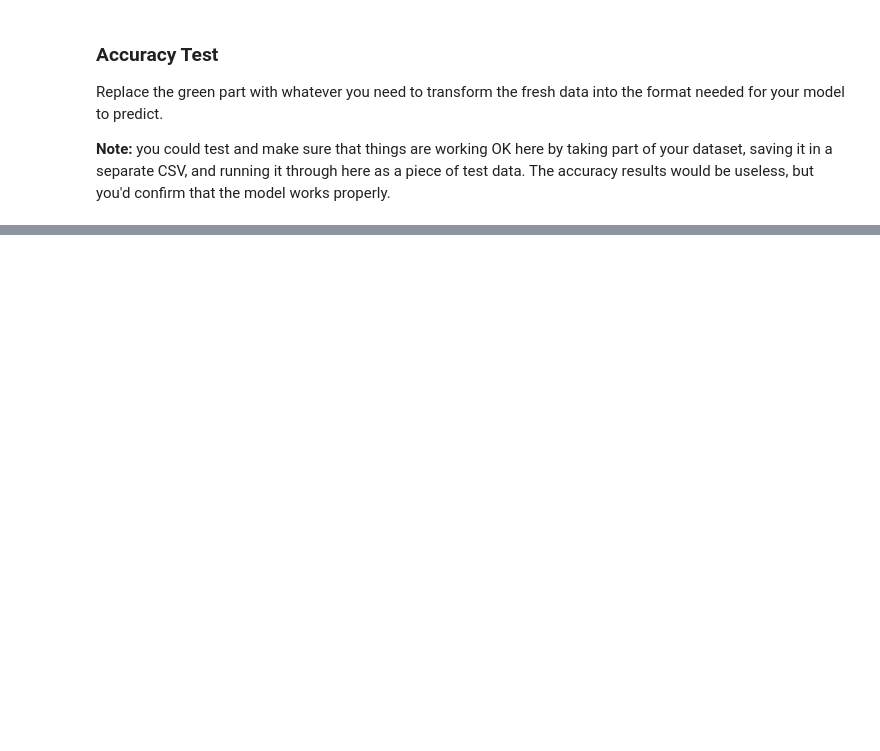
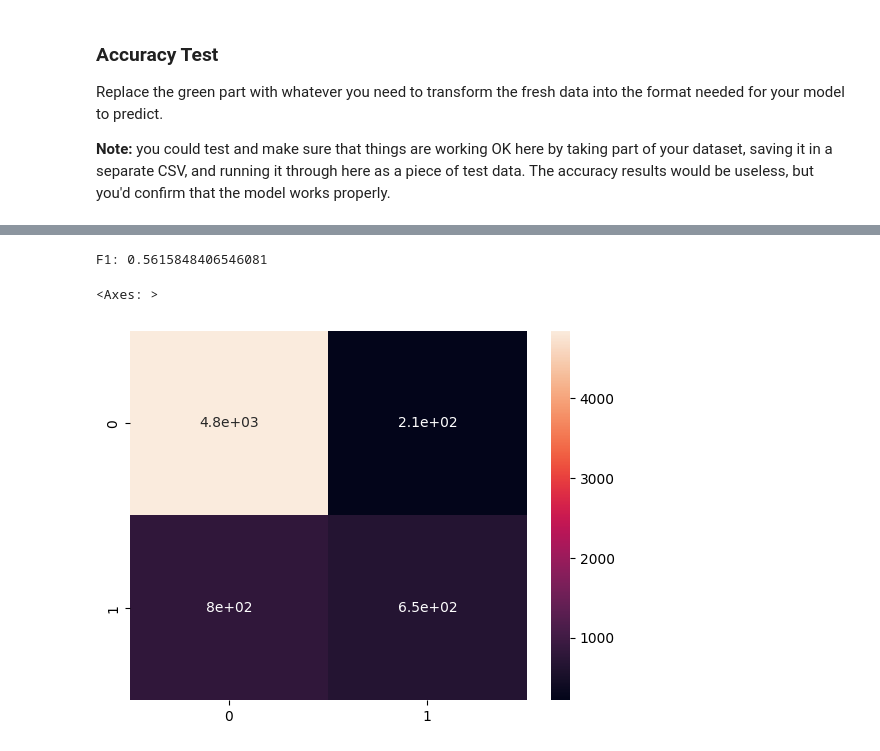
Before and after one commit to adnanmoe35/BSIP_Quiz3_Students, a Jupyter notebook: START_Asn_4.ipynb, the cells around one changed output, grey strips where cells are left out. Drawn from its saved outputs; the diff is of its cells as text; code cells hidden in the pictures; blank space fills up the shorter version.

```diff
--- a/START_Asn_4.ipynb
+++ b/START_Asn_4.ipynb
@@ -73,2 +111,0 @@ import seaborn as sns
-# %%
-model = lr
@@ -112,0 +112,52 @@ NameError: name 'model' is not defined
+# %%
+d_test = pd.read_csv("test copy.csv")
+
+# --- Start of Preprocessing for X_test ---
+# 1. Drop 'Unnamed: 0' if it exists in the test data, similar to training data
+X_test = d_test.drop(columns=["Unnamed: 0"], errors="ignore")
+
+# Separate features and target from the preprocessed test data
+ytest = X_test["loan_status"].values
+X_test = X_test.drop(columns=["loan_status"])
+
+# Identify numerical and categorical columns in X_test
+# These should ideally be derived from the training data to ensure consistency,
+# but for simplicity, we'll assume they are the same in the test set.
+
+numerical_cols_test = X_test.select_dtypes(include=['number']).columns
+
+# put missing numerical values in X_test using the medians of their respective columns from the test set.
+# For proper deployment, medians from the training data should be used to avoid data leakage.
+X_test[numerical_cols_test] = X_test[numerical_cols_test].fillna(X_test[numerical_cols_test].median())
+
+# One-hot encode categorical columns in X_test
+X_test = pd.get_dummies(X_test, drop_first=True)
+
+# Align columns with the training data columns
+# This is crucial for models that expect a fixed set of features.
+# The model's `feature_names_in_` attribute stores the column names it was trained on.
+train_cols = model.feature_names_in_
+
+# Add missing columns to X_test (filled with 0)
+missing_cols = set(train_cols) - set(X_test.columns)
+for c in missing_cols:
+    X_test[c] = 0
+
+# Drop columns from X_test that were not in training data
+extra_cols = set(X_test.columns) - set(train_cols)
+X_test = X_test.drop(columns=list(extra_cols))
+
+# Ensure the order of columns in X_test is the same as in the training data
+X_test = X_test[train_cols]
+
+# Final Codes for the output
+prediction_labels = model.predict(X_test)
+
+print("F1:", f1_score(ytest, prediction_labels))
+
+conf_matrix = confusion_matrix(ytest, prediction_labels)
+sns.heatmap(conf_matrix, annot=True)
+# %% [output]
+F1: 0.5615848406546081
+<Axes: >
+[figure, added]
```
Also changed, not shown: parts of 4 cells of this notebook.
